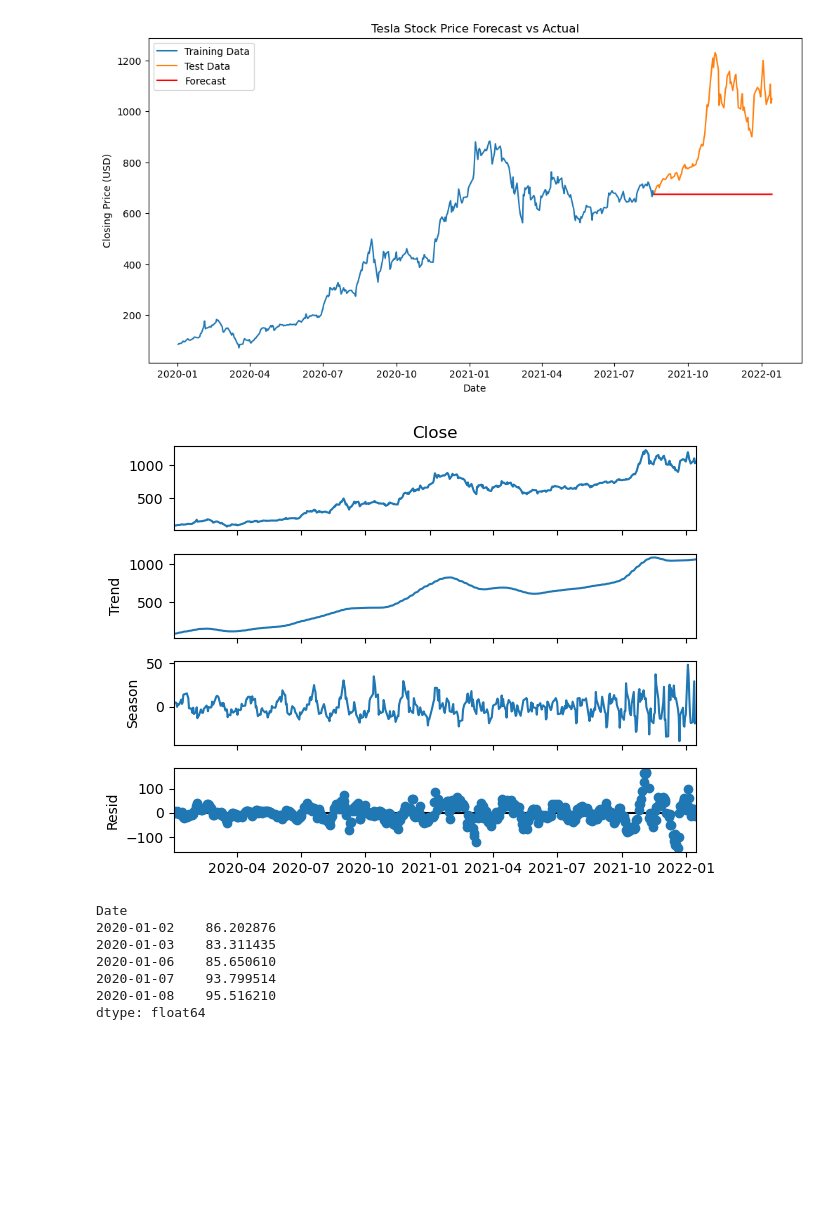
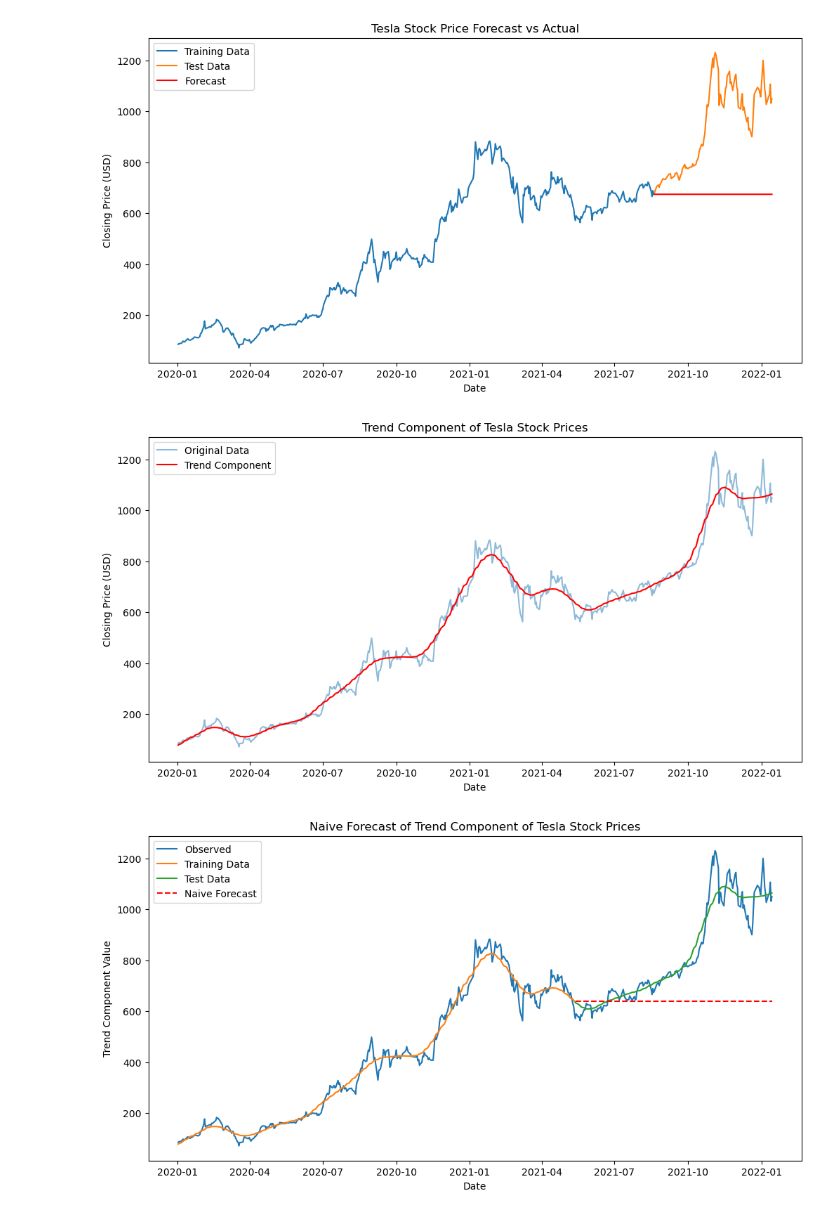
Before and after one commit to ngratzi/AI-ML, a Jupyter notebook: forecasting.ipynb, the cells around one changed output. Drawn from its saved outputs; the diff is of its cells as text; code cells hidden in the pictures; blank space fills up the shorter version.

```diff
--- a/forecasting.ipynb
+++ b/forecasting.ipynb
@@ -125,26 +125,46 @@ plt.show()
 # %% [output]
 RMSE: 310.42668579390585
 [figure]
-# %%
-
-
-# STL Decomposition
-stl = STL(data['Close'], seasonal=13, period=30)  # Assuming a monthly period for decomposition
-stl_result = stl.fit()
-
-# Plotting the STL Decomposition results
-stl_result.plot()
-plt.show()
-
-# Extracting the deseasonalized series (trend + residual)
-deseasonalized = stl_result.trend + stl_result.resid
-deseasonalized.head()
-# %% [output]
-[figure, removed]
-Date
-2020-01-02    86.202876
-2020-01-03    83.311435
-2020-01-06    85.650610
-2020-01-07    93.799514
-2020-01-08    95.516210
-dtype: float64
+# %%
+
+
+# Reapplying STL Decomposition
+stl = STL(data['Close'], seasonal=13, period=30)  # Assuming a monthly period for decomposition
+stl_result = stl.fit()
+
+# Extracting the trend component
+trend_component = stl_result.trend
+
+# Plotting the trend component
+plt.figure(figsize=(12,6))
+plt.plot(data['Close'], label='Original Data', alpha=0.5)
+plt.plot(trend_component, label='Trend Component', color='red')
+plt.title('Trend Component of Tesla Stock Prices')
+plt.xlabel('Date')
+plt.ylabel('Closing Price (USD)')
+plt.legend()
+plt.show()
+# %% [output]
+[figure, added]
+# %%
+# Splitting the trend data into training and test sets
+train_size = int(len(trend_component) * 2 / 3)
+train_trend = trend_component[:train_size]
+test_trend = trend_component[train_size:]
+
+# Naive Forecasting: We assume the last value of the training set continues into the future
+naive_forecast = pd.Series([train_trend.iloc[-1]] * len(test_trend), index=test_trend.index)
+
+# Plotting the trend component with the naive forecast
+plt.figure(figsize=(12,6))
+plt.plot(data['Close'], label="Observed")
+plt.plot(train_trend, label='Training Data')
+plt.plot(test_trend, label='Test Data')
+plt.plot(naive_forecast, label='Naive Forecast', linestyle='--', color='red')
+plt.title('Naive Forecast of Trend Component of Tesla Stock Prices')
+plt.xlabel('Date')
+plt.ylabel('Trend Component Value')
+plt.legend()
+plt.show()
+# %% [output]
+[figure, added]
```
Also changed, not shown: parts of 1 cell of this notebook, 1 other file.
